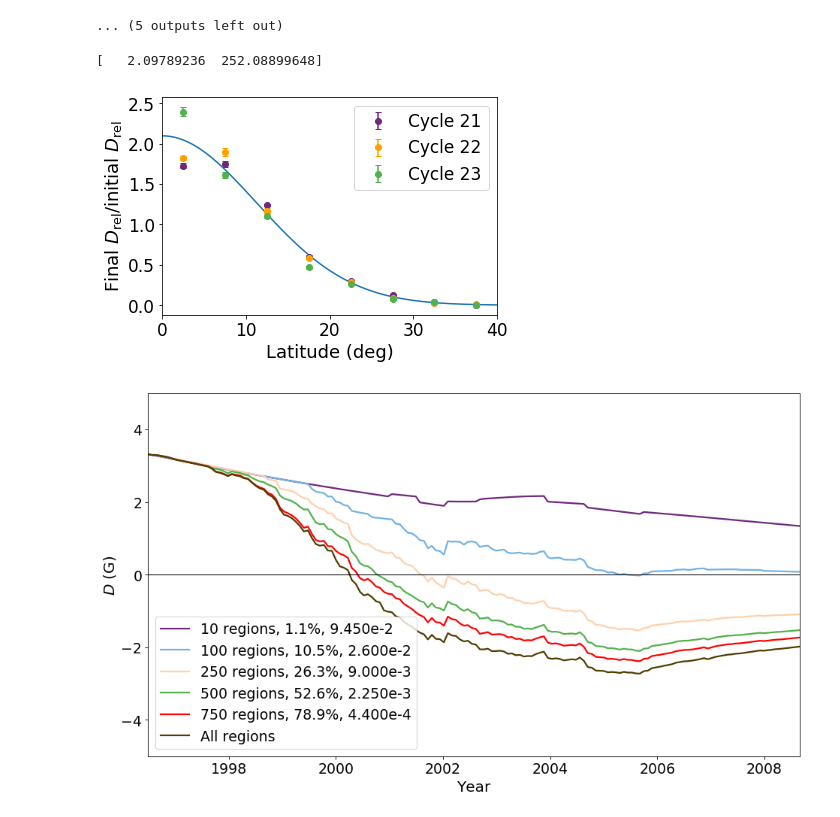
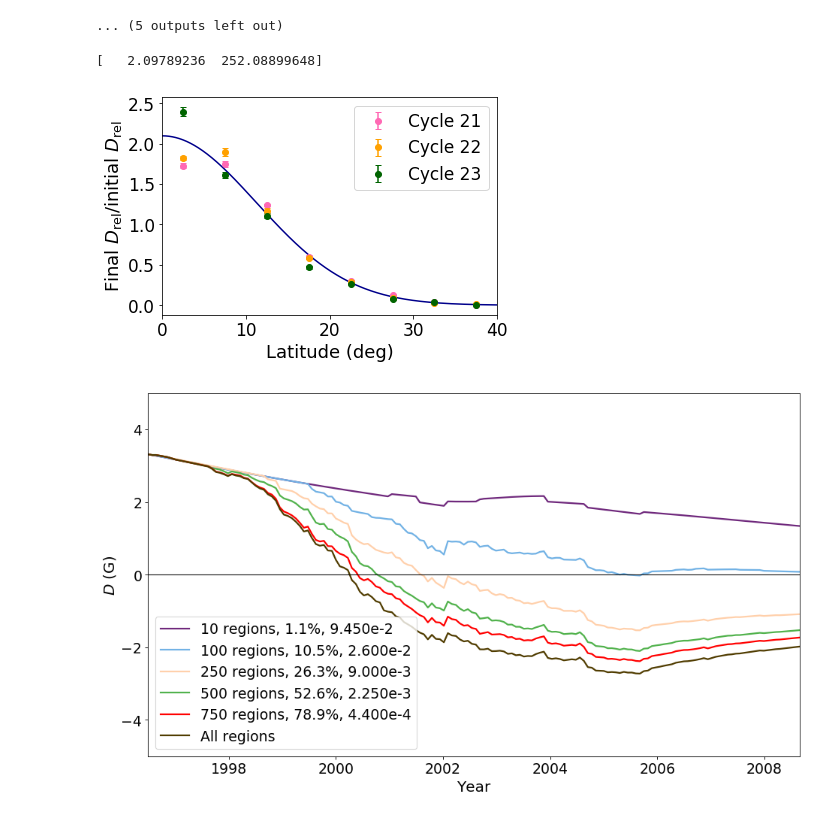
Before and after one commit to twhitbread/python-scatter, a Jupyter notebook: pythonscatter_c23_threecycles_decay.ipynb, the cells around one changed output. Saved outputs shown, nothing was run; the diff lists cells and outputs as text; code cells hidden in the pictures.

```diff
--- a/pythonscatter_c23_threecycles_decay.ipynb
+++ b/pythonscatter_c23_threecycles_decay.ipynb
@@ -117,7 +117,8 @@ blue = (114/255,178/255,229/255)
 purple = (111/255,40/255,124/255)
 peach = (1,208/255,171/255)
 orange = (255/255,161/255,0)
-pink = (255/255,153/255,153/255)
+pink = (255/255,105/255,180/255)
+plum = (238/255,174/255,238/255)
 
 dpi = 300
 pxx = 1500  # Horizontal size of each panel
@@ -172,7 +173,7 @@ ax1.set_xlabel('Latitude (deg)')
 ax1.set_xlim(lat1,lat2)
 plt.plot((lat1,lat2), (0, 0), 'k-',lw=1)
 #ax1.set_title('Coloured by flux, sized by RFADM')
-ax1.set_ylabel('Final $D_{\mathrm{rel}}$ (G)')
+ax1.set_ylabel('Final $D_{\mathrm{rel}}$')
 ax1.grid()
 ax1.set_xticks(latticks)
 ax1.text(1, 0.083, 'Cycle 23', fontsize=18)
@@ -194,7 +195,7 @@ ax2.set_xticks(fluxticks)
 ax3 = fig.add_axes([ppadh+pxx/fszh*2, ppadv, pxx/fszh, pxy/fszv], sharey=ax1)
 
 im3 = ax3.scatter(c[7],c[4],szf*np.sqrt(abs(c[4])),abs(c[2]),cmap='plasma_r',vmin=lat1,vmax=lat2)
-ax3.set_xlabel('Initial $D_{\mathrm{rel}}$ (G)')
+ax3.set_xlabel('Initial $D_{\mathrm{rel}}$')
 #ax3.set_title('Coloured by flux, sized by RFADM')
 ax3.set_xlim(-0.07,0.07)
 plt.plot((-0.07,0.07), (0, 0), 'k-',lw=1)
@@ -202,7 +203,7 @@ plt.axvline(x=0,color='black',lw=1)
 ax3.grid()
 ax3.yaxis.tick_right()
 ax3.yaxis.set_label_position('right')
-ax3.set_ylabel('Final $D_{\mathrm{rel}}$ (G)')
+ax3.set_ylabel('Final $D_{\mathrm{rel}}$')
 
 # Setting Vertical Axis
 ax1.set_ylim(-0.1,0.1)
@@ -383,37 +384,37 @@ plt.show()
 slopes21 = np.array([1.728,1.748,1.244,0.595,0.295,0.127,0.043,0.008])
 slopes22 = np.array([1.825,1.897,1.168,0.581,0.287,0.092,0.025,0.011])
 slopes23 = np.array([2.397,1.612,1.110,0.470,0.268,0.079,0.034,0.008])
 ranges = np.arange(2.5,42.5,5)
-plt.errorbar(ranges,slopes21,yerr=(0.032,0.035,0.012,0.024,0.008,0.005,0.008,0.001),color=purple,fmt='o',label='Cycle 21',capsize=3)
+plt.errorbar(ranges,slopes21,yerr=(0.032,0.035,0.012,0.024,0.008,0.005,0.008,0.001),color=pink,fmt='o',label='Cycle 21',capsize=3)
 plt.errorbar(ranges,slopes22,yerr=(0.026,0.045,0.040,0.013,0.021,0.004,0.001,0.002),color=orange,fmt='o',label='Cycle 22',capsize=3)
-plt.errorbar(ranges,slopes23,yerr=(0.055,0.035,0.026,0.016,0.009,0.005,0.002,0.001),color=green,fmt='o',label='Cycle 23',capsize=3)
+plt.errorbar(ranges,slopes23,yerr=(0.055,0.035,0.026,0.016,0.009,0.005,0.002,0.001),color='darkgreen',fmt='o',label='Cycle 23',capsize=3)
 plt.xlabel('Latitude (deg)',fontsize=18)
 plt.ylabel('Final $D_{\mathrm{rel}}$/initial $D_{\mathrm{rel}}$',fontsize=18)
 plt.xlim([0,40])
 plt.legend()
 
 
 def gaussian(x, amp, wid):
     return amp*np.exp(-(x**2)/wid)
 
 from scipy.optimize import curve_fit
 
 x = np.array([2.5,7.5,12.5,17.5,22.5,27.5,32.5,37.5,2.5,7.5,12.5,17.5,22.5,27.5,32.5,37.5,2.5,7.5,12.5,17.5,22.5,27.5,32.5,37.5])
 x2 = np.linspace(0,40,1001)
 y = np.array([1.728,1.748,1.244,0.595,0.295,0.127,0.043,0.008,1.825,1.897,1.168,0.581,0.287,0.092,0.025,0.011,2.397,1.612,1.110,0.470,0.268,0.079,0.034,0.008])
 init_vals = [2, 110]
 best_vals, covar = curve_fit(gaussian, x, y, p0=init_vals)
 fit1 = gaussian(x2,best_vals[0],best_vals[1])
 
-plt.plot(x2,fit1)
+plt.plot(x2,fit1,'darkblue')
 
 print(best_vals)
 
 
 #plt.savefig('/home/grads/xsxs53/Documents/phd/Papers/regions_axd/ratio_scatter.eps', format='eps', dpi=300,bbox_inches='tight')
 # %% [output]
 [   2.09789236  252.08899648]
-[figure, old version]
+[figure, new version]
 # %%
 timeyear = (np.arange(1,165)*27.27+152)/365.25+1996
 
```
Also changed, not shown: parts of 4 cells of this notebook, 2 other files.
